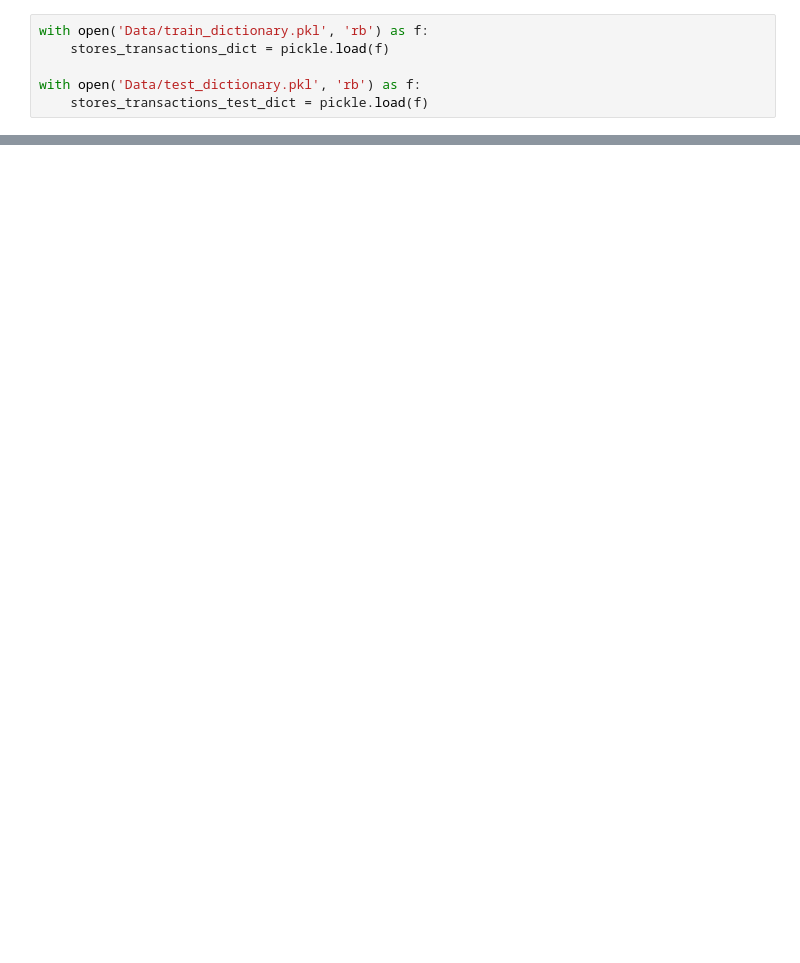
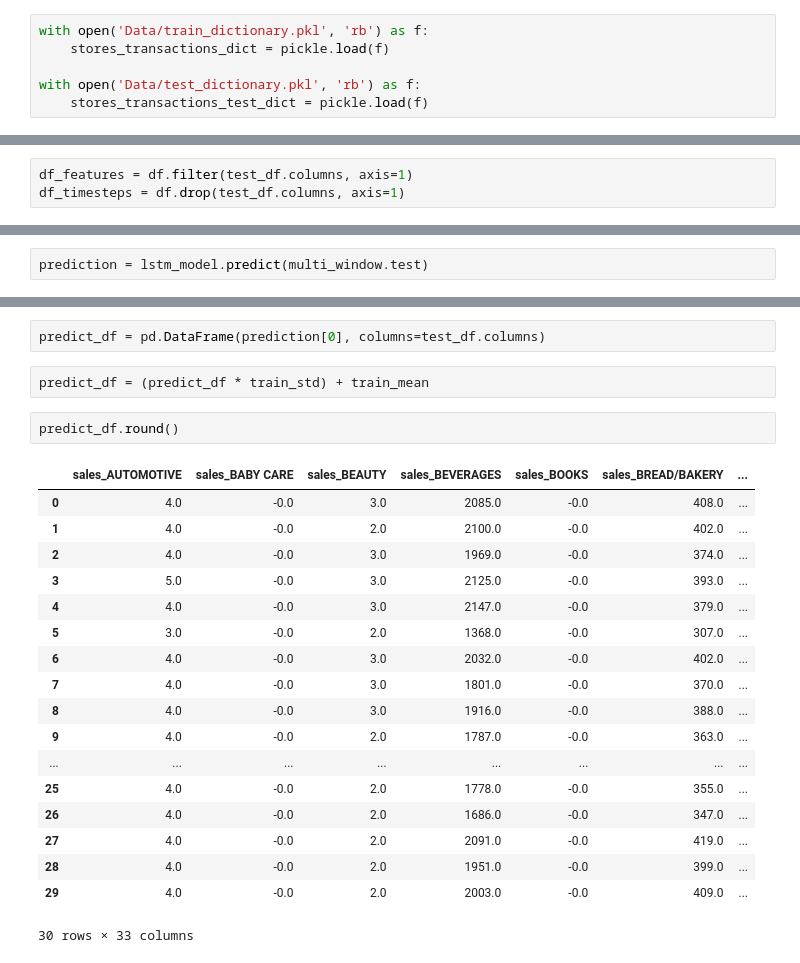
Before and after one commit to eschiappucci/sales_forecast, a Jupyter notebook: Notebook.ipynb, the cells around one changed output, grey strips where cells are left out. Drawn from its saved outputs; the diff is of its cells as text; blank space fills up the shorter version.

Commit message:
MAE LSTM

```diff
--- a/Notebook.ipynb
+++ b/Notebook.ipynb
@@ -482,0 +501,3 @@ def compile_and_fit(model, window, patience=30):
+# %%
+df_features = df.filter(test_df.columns, axis=1)
+df_timesteps = df.drop(test_df.columns, axis=1)
@@ -611,0 +730,2 @@ model_history = model.fit(X_train, y_train, validation_data=(X_val, y_val), epoc
+# %%
+prediction = lstm_model.predict(multi_window.test)
@@ -611,0 +734,25 @@ model_history = model.fit(X_train, y_train, validation_data=(X_val, y_val), epoc
+# %%
+predict_df = pd.DataFrame(prediction[0], columns=test_df.columns)
+# %%
+predict_df = (predict_df * train_std) + train_mean
+# %%
+predict_df.round()
+# %% [output]
+|  | sales_AUTOMOTIVE | sales_BABY CARE | sales_BEAUTY | sales_BEVERAGES | sales_BOOKS | sales_BREAD/BAKERY | ... |
+| 0 | 4.0 | -0.0 | 3.0 | 2085.0 | -0.0 | 408.0 | ... |
+| 1 | 4.0 | -0.0 | 2.0 | 2100.0 | -0.0 | 402.0 | ... |
+| 2 | 4.0 | -0.0 | 3.0 | 1969.0 | -0.0 | 374.0 | ... |
+| 3 | 5.0 | -0.0 | 3.0 | 2125.0 | -0.0 | 393.0 | ... |
+| 4 | 4.0 | -0.0 | 3.0 | 2147.0 | -0.0 | 379.0 | ... |
+| 5 | 3.0 | -0.0 | 2.0 | 1368.0 | -0.0 | 307.0 | ... |
+| 6 | 4.0 | -0.0 | 3.0 | 2032.0 | -0.0 | 402.0 | ... |
+| 7 | 4.0 | -0.0 | 3.0 | 1801.0 | -0.0 | 370.0 | ... |
+| 8 | 4.0 | -0.0 | 3.0 | 1916.0 | -0.0 | 388.0 | ... |
+| 9 | 4.0 | -0.0 | 2.0 | 1787.0 | -0.0 | 363.0 | ... |
+| ... | ... | ... | ... | ... | ... | ... | ... |
+| 25 | 4.0 | -0.0 | 2.0 | 1778.0 | -0.0 | 355.0 | ... |
+| 26 | 4.0 | -0.0 | 2.0 | 1686.0 | -0.0 | 347.0 | ... |
+| 27 | 4.0 | -0.0 | 2.0 | 2091.0 | -0.0 | 419.0 | ... |
+| 28 | 4.0 | -0.0 | 2.0 | 1951.0 | -0.0 | 399.0 | ... |
+| 29 | 4.0 | -0.0 | 2.0 | 2003.0 | -0.0 | 409.0 | ... |
+30 rows × 33 columns
```
Also changed, not shown: parts of 15 cells of this notebook, 2 other files.
